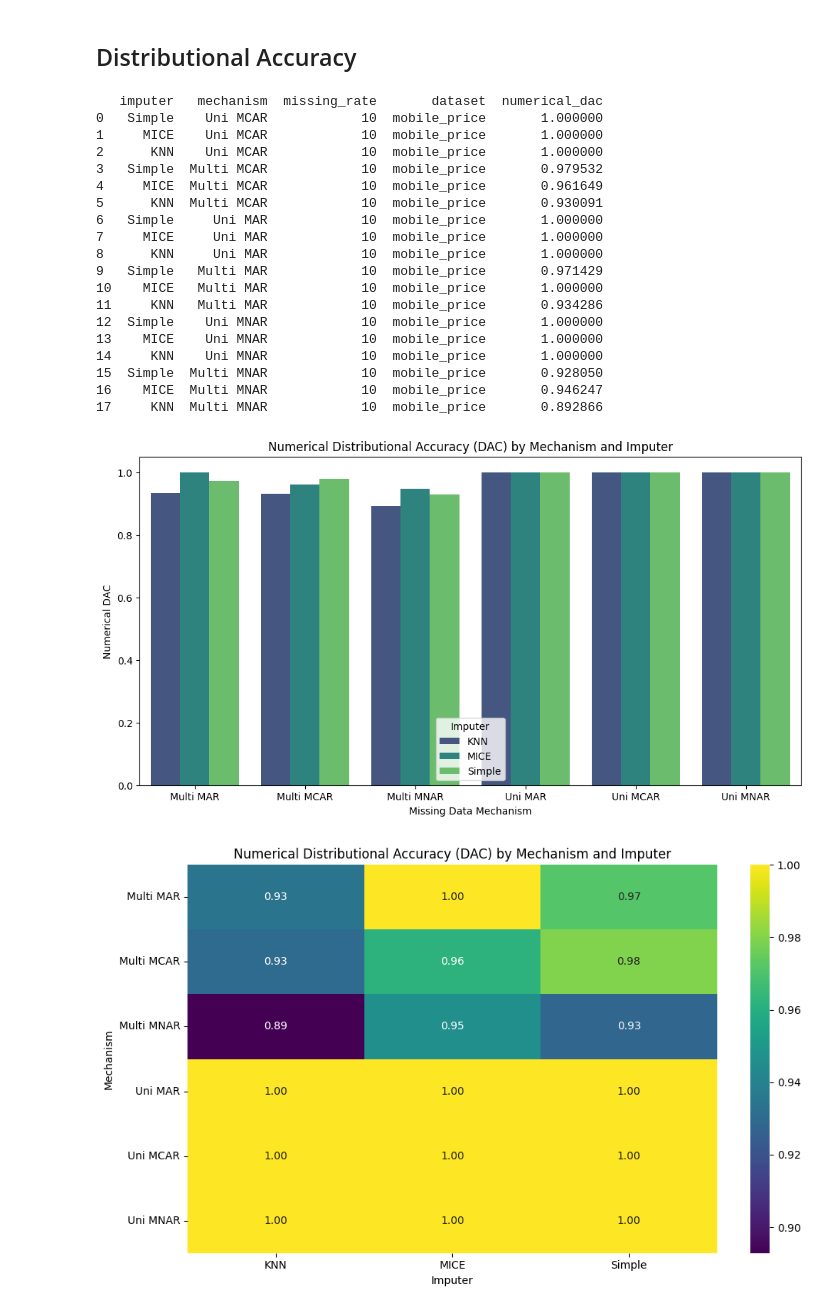
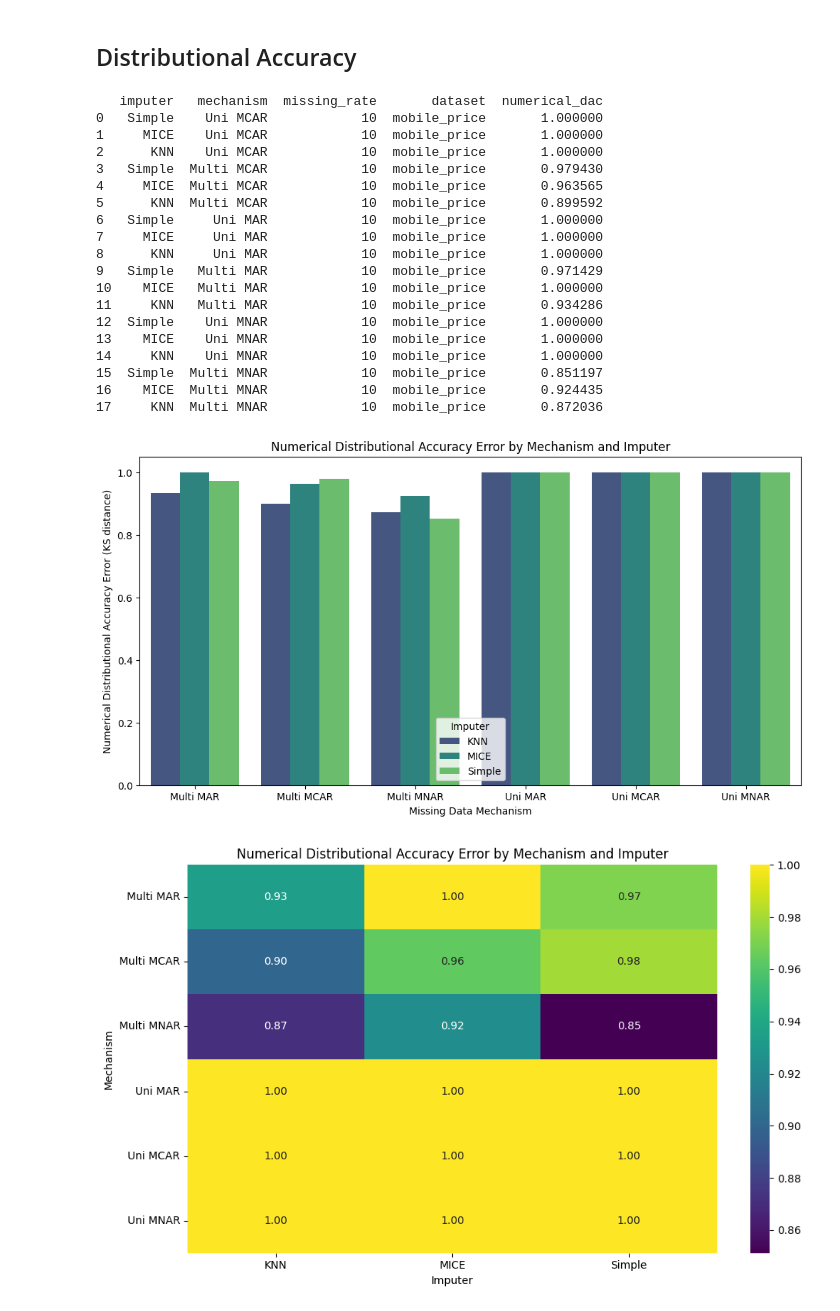
Before and after one commit to Minipoloalex/AI-and-Society-datasets-analysis, a Jupyter notebook: missing-data/missing_data.ipynb, the cells around one changed output. Cells and saved outputs as stored; diff of their text form; code cells hidden in the pictures.

```diff
--- a/missing-data/missing_data.ipynb
+++ b/missing-data/missing_data.ipynb
@@ -90,8 +90,10 @@ MISSING_TECHNIQUES = {
     ),
     "MICE": MyImputer(general=IterativeImputer(max_iter=50, random_state=RANDOM_STATE)),
     "KNN": MyImputer(general=KNNImputer()),
-    # "NONE": None,
+    "NONE": None,
 }
 
 MODELS = [LogisticRegression(), RandomForestClassifier(), MLPClassifier(max_iter=1000)]
+ALLOW_MISSING_DATA = [False, True, False]
+
 METRICS = ["accuracy", "precision", "recall", "f1"]
@@ -663,9 +715,9 @@ sns.barplot(
     hue="imputer",
     palette="viridis",
 )
-plt.title("Numerical Distributional Accuracy (DAC) by Mechanism and Imputer")
+plt.title("Numerical Distributional Accuracy Error by Mechanism and Imputer")
 plt.xlabel("Missing Data Mechanism")
-plt.ylabel("Numerical DAC")
+plt.ylabel("Numerical Distributional Accuracy Error (KS distance)")
 plt.legend(title="Imputer")
 plt.show()
 # %% [output]
@@ -673,9 +725,9 @@ plt.show()
 0   Simple    Uni MCAR            10  mobile_price       1.000000
 1     MICE    Uni MCAR            10  mobile_price       1.000000
 2      KNN    Uni MCAR            10  mobile_price       1.000000
-3   Simple  Multi MCAR            10  mobile_price       0.979532
-4     MICE  Multi MCAR            10  mobile_price       0.961649
-5      KNN  Multi MCAR            10  mobile_price       0.930091
+3   Simple  Multi MCAR            10  mobile_price       0.979430
+4     MICE  Multi MCAR            10  mobile_price       0.963565
+5      KNN  Multi MCAR            10  mobile_price       0.899592
 6   Simple     Uni MAR            10  mobile_price       1.000000
 7     MICE     Uni MAR            10  mobile_price       1.000000
 8      KNN     Uni MAR            10  mobile_price       1.000000
@@ -685,21 +737,21 @@ plt.show()
 12  Simple    Uni MNAR            10  mobile_price       1.000000
 13    MICE    Uni MNAR            10  mobile_price       1.000000
 14     KNN    Uni MNAR            10  mobile_price       1.000000
-15  Simple  Multi MNAR            10  mobile_price       0.928050
-16    MICE  Multi MNAR            10  mobile_price       0.946247
-17     KNN  Multi MNAR            10  mobile_price       0.892866
+15  Simple  Multi MNAR            10  mobile_price       0.851197
+16    MICE  Multi MNAR            10  mobile_price       0.924435
+17     KNN  Multi MNAR            10  mobile_price       0.872036
-[figure, old version]
+[figure, new version]
 # %%
 # Pivot the data for numerical DAC
 numerical_pivot_df = numerical_dac.pivot(index="mechanism", columns="imputer", values="numerical_dac")
 
 # Plot heatmap for Numerical DAC
 plt.figure(figsize=(10, 6))
 sns.heatmap(numerical_pivot_df, annot=True, cmap="viridis", fmt=".2f")
-plt.title("Numerical Distributional Accuracy (DAC) by Mechanism and Imputer")
+plt.title("Numerical Distributional Accuracy Error by Mechanism and Imputer")
 plt.xlabel("Imputer")
 plt.ylabel("Mechanism")
 plt.tight_layout()
 plt.show()
 # %% [output]
-[figure, old version]
+[figure, new version]
```
Also changed, not shown: parts of 14 cells of this notebook, 1 other file.
